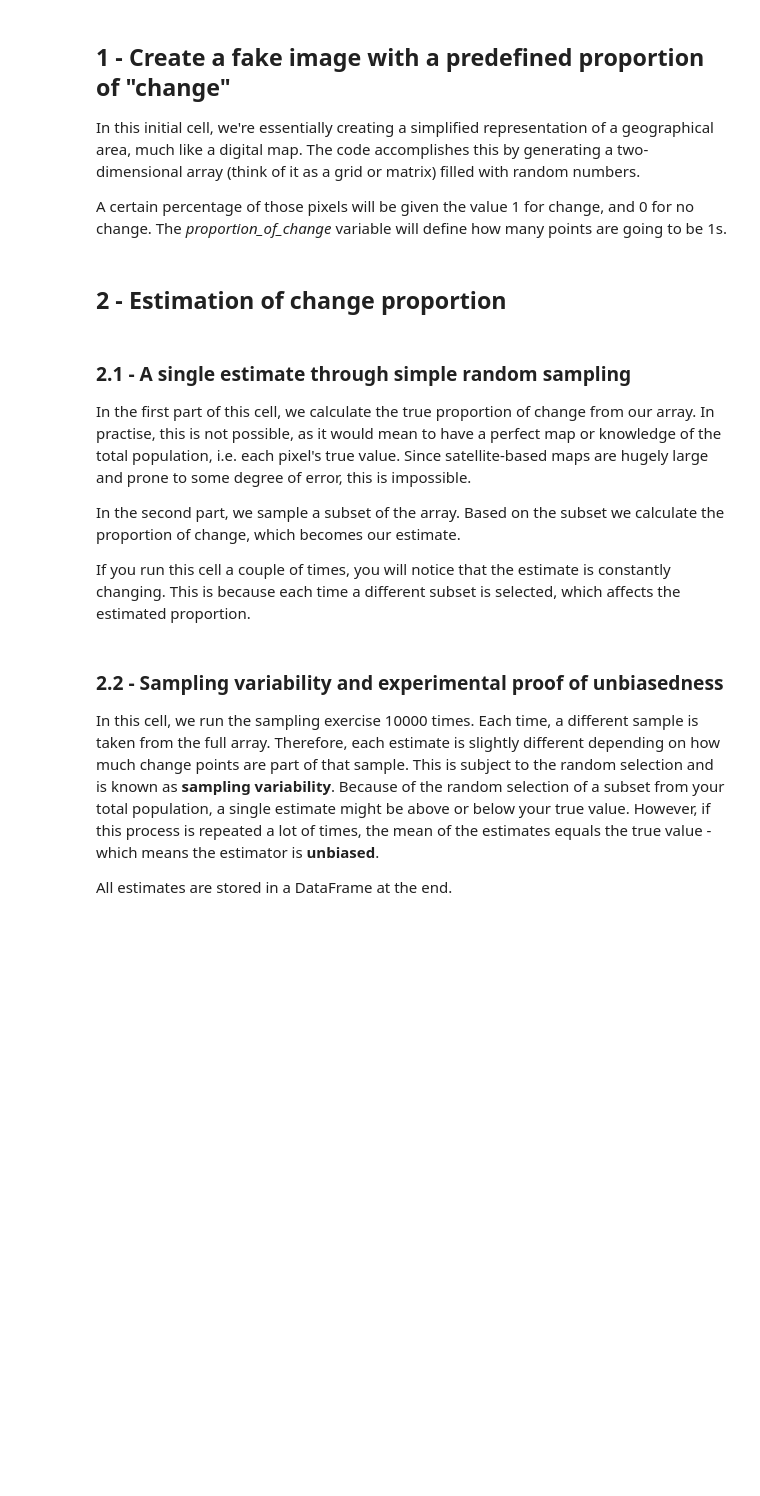
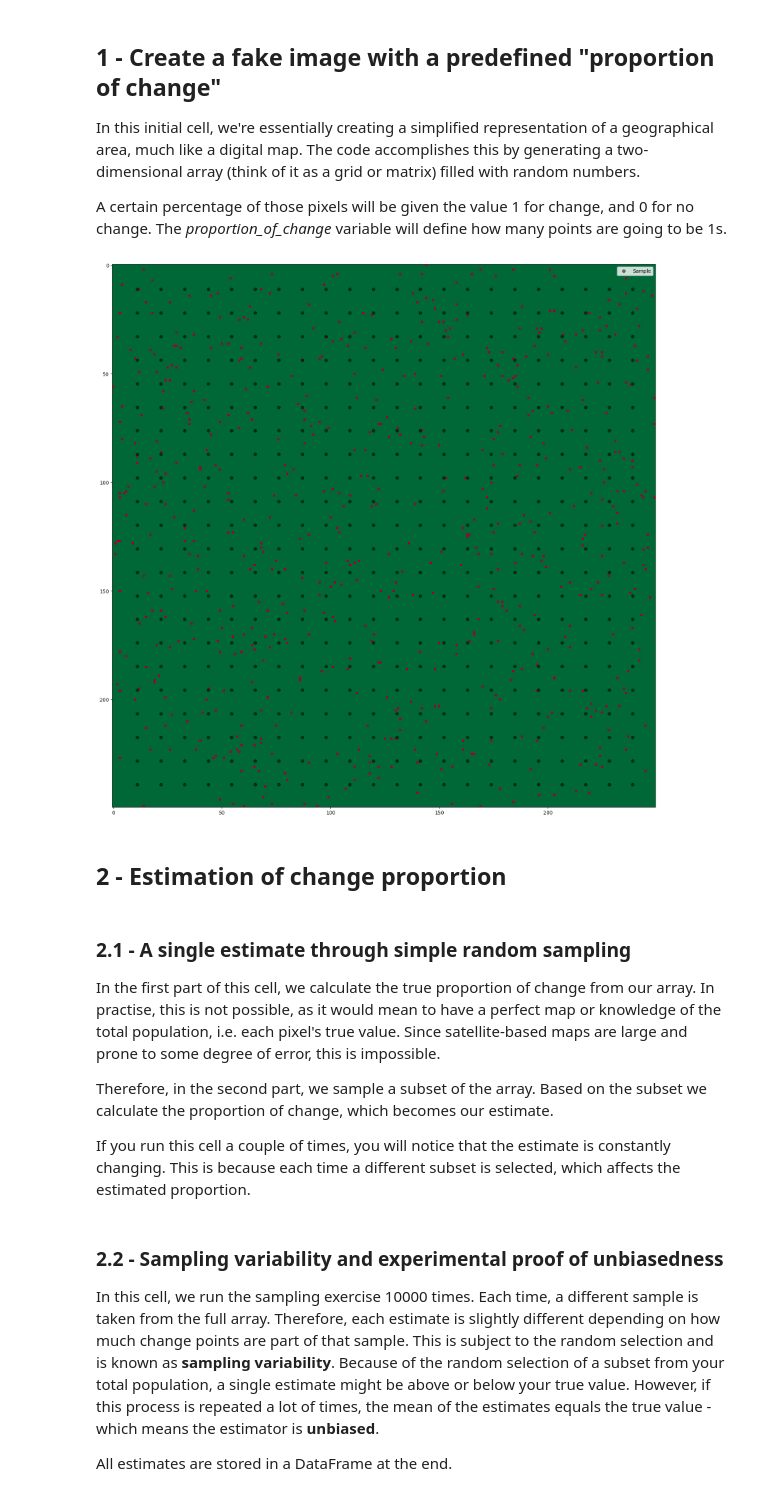
Before and after one commit to BuddyVolly/sampling-theory, a Jupyter notebook: 01 - Simple Random Sampling.ipynb, the cells around one changed output. Drawn from its saved outputs; the diff is of its cells as text; code cells hidden in the pictures; blank space fills up the shorter version.

```diff
--- a/01 - Simple Random Sampling.ipynb
+++ b/01 - Simple Random Sampling.ipynb
@@ -12,43 +18,57 @@ import matplotlib.patches as mpatches
 from matplotlib.lines import Line2D
 import seaborn as sns
 # %% [markdown]
-## 1 - Create a fake image with a predefined proportion of "change"
+## 1 - Create a fake image with a predefined "proportion of change"
 
 In this initial cell, we're essentially creating a simplified representation of a geographical area, much like a digital map. The code accomplishes this by generating a two-dimensional array (think of it as a grid or matrix) filled with random numbers.
 
 A certain percentage of those pixels will be given the value 1 for change, and 0 for no change. The *proportion_of_change* variable will define how many points are going to be 1s.
 # %%
 # a small helper function to create a fake image of 1s and 0s
-def create_random_array(size, proportion, shuffle=True):
+def create_true_map(size, proportion, shuffle=True, sample_size=100):
 
-    # create an array of size2
+    # create an 2-d array of size squared
     array = np.zeros(size*size)
+
+    # calculate number of change cells
     change_samples = int(size * size * proportion)
 
-    # attribute a proportion of change
+    # change the first cells according ot the number of change cells to 1
     array[:change_samples] = 1  # Assign rows to stratum 1
 
-    # shuffle array
+    # optionally shuffle array
     if shuffle:
         np.random.shuffle(array)
-    return array.reshape(size, size)
+
+    # sample array
+    spacing = int(np.sqrt(sample_size))
+    x = np.linspace(spacing/2, size-spacing/2, spacing)
+    y = np.linspace(spacing/2, size-spacing/2, spacing)
+    xv, yv  = np.meshgrid(x, y)
+
+    return array.reshape(size, size), xv, yv
 
 
 proportion_of_change = 0.01  # proportion of change pixels within the image (expressed as fraction)
 size = 250                   # one-sided size
-change_array = create_random_array(size, proportion_of_change)
+change_array, xv, yv = create_true_map(size, proportion_of_change, True, 500)
 
 # plot image
 fig, ax = plt.subplots(figsize=(20, 20))
+ax.plot(xv, yv, marker='o', color='k', linestyle='none', alpha=0.5, label='Samples')
+ax.legend(['Sample'])
 ax.imshow(change_array, interpolation='nearest', cmap='RdYlGn_r')
+plt.show()
+# %% [output]
+[figure, added]
 # %% [markdown]
 ## 2 - Estimation of change proportion
 # %% [markdown]
 ### 2.1 - A single estimate through simple random sampling
 
-In the first part of this cell, we calculate the true proportion of change from our array. In practise, this is not possible, as it would mean to have a perfect map or knowledge of the total population, i.e. each pixel's true value. Since satellite-based maps are hugely large and prone to some degree of error, this is impossible.
+In the first part of this cell, we calculate the true proportion of change from our array. In practise, this is not possible, as it would mean to have a perfect map or knowledge of the total population, i.e. each pixel's true value. Since satellite-based maps are large and prone to some degree of error, this is impossible.
 
-In the second part, we sample a subset of the array. Based on the subset we calculate the proportion of change, which becomes our estimate.
+Therefore, in the second part, we sample a subset of the array. Based on the subset we calculate the proportion of change, which becomes our estimate.
 
 If you run this cell a couple of times, you will notice that the estimate is constantly changing. This is because each time a different subset is selected, which affects the estimated proportion.
 # %%
```
Also changed, not shown: parts of 11 cells of this notebook, 3 other files.
